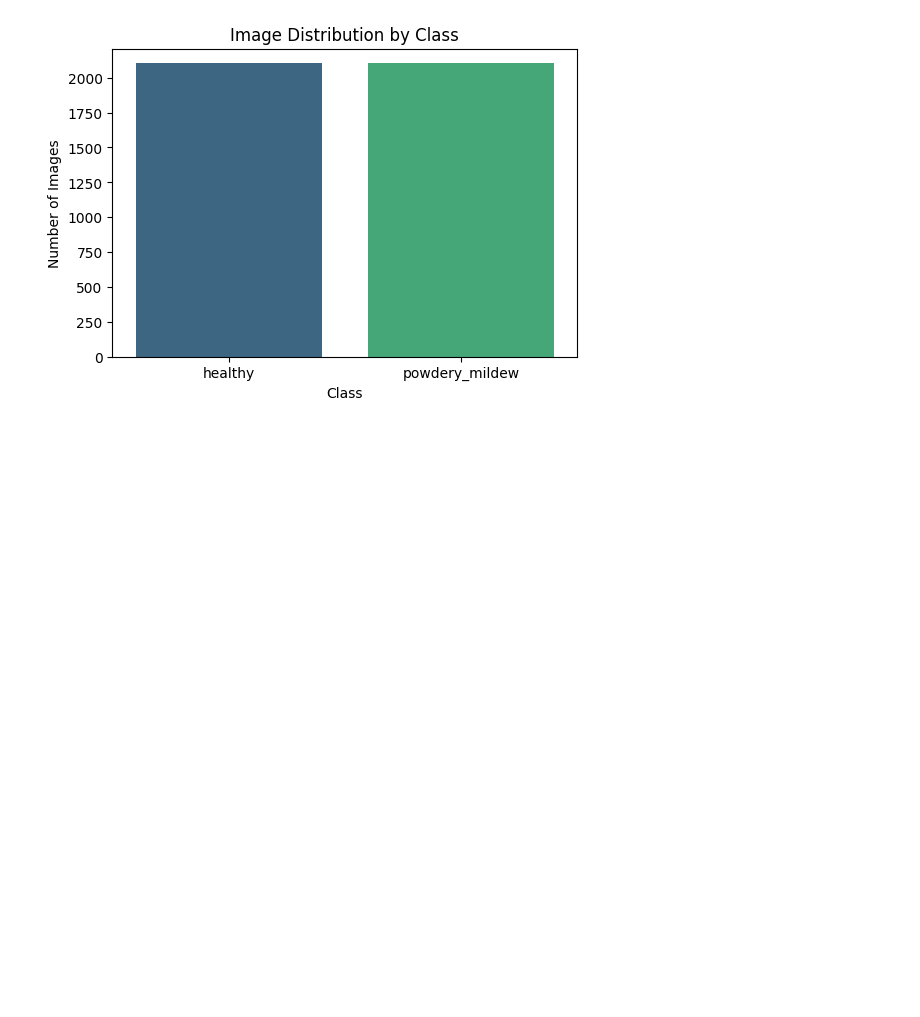
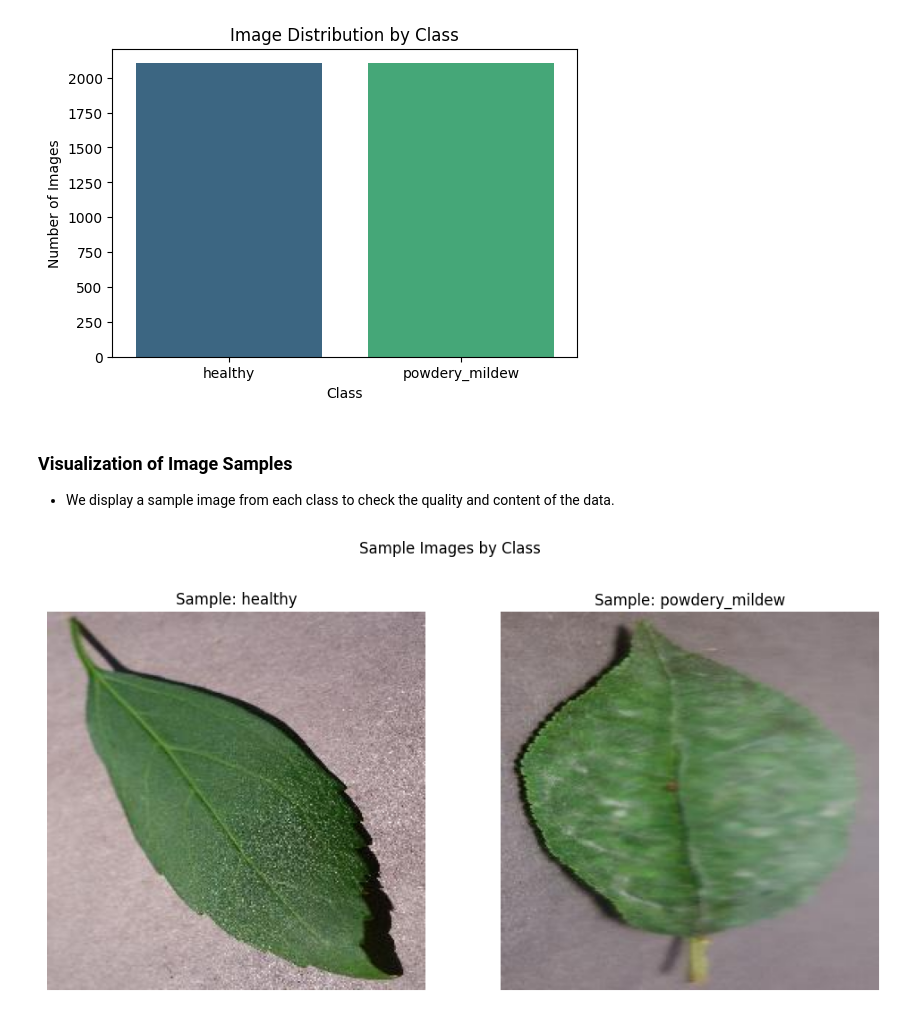
Before and after one commit to elsei123/Mildew-Detector, a Jupyter notebook: jupyter_notebooks/exploratory_analysis.ipynb, the cells around one changed output. Cells and saved outputs as stored; diff of their text form; code cells hidden in the pictures; blank space fills up the shorter version.

Commit message:
Display sample images for each class using Matplotlib

```diff
--- a/jupyter_notebooks/exploratory_analysis.ipynb
+++ b/jupyter_notebooks/exploratory_analysis.ipynb
@@ -43,3 +43,23 @@ Passing `palette` without assigning `hue` is deprecated and will be removed in v
 
   sns.barplot(x='Class', y='Quantity', data=df_counts, palette='viridis')
 [figure]
+# %% [markdown]
+### Visualization of Image Samples
+- We display a sample image from each class to check the quality and content of the data.
+# %%
+fig, axes = plt.subplots(1, 2, figsize=(12, 6))
+for i, cls in enumerate(classes):
+    folder = os.path.join(data_dir, cls)
+    files = [f for f in os.listdir(folder) if f.lower().endswith(('.jpg', '.jpeg', '.png'))]  # Listing image files
+    if files:
+        sample_image_path = os.path.join(folder, files[0])
+        image = cv2.imread(sample_image_path)
+        image_rgb = cv2.cvtColor(image, cv2.COLOR_BGR2RGB)
+        axes[i].imshow(image_rgb)
+        axes[i].set_title(f"Sample: {cls}")
+        axes[i].axis('off')
+
+plt.suptitle("Sample Images by Class")
+plt.show()
+# %% [output]
+[figure, added]
```
